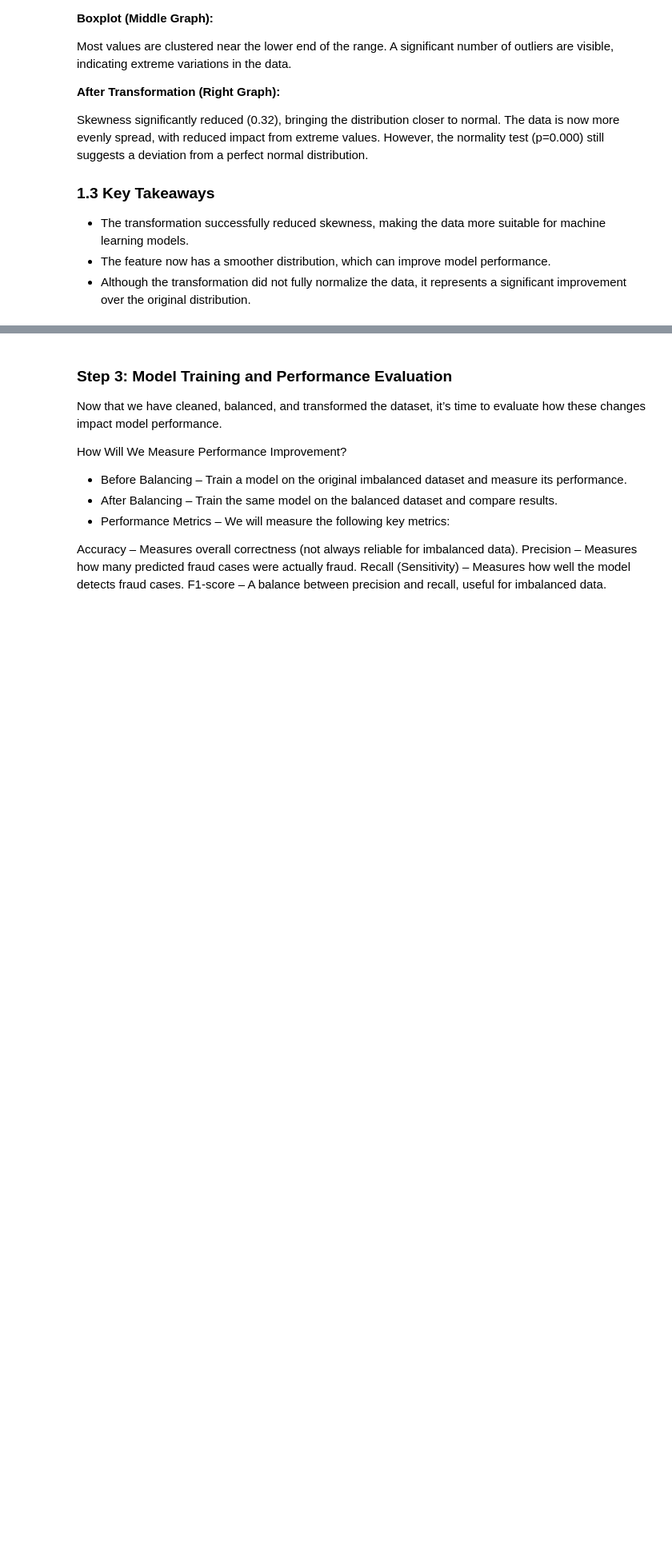
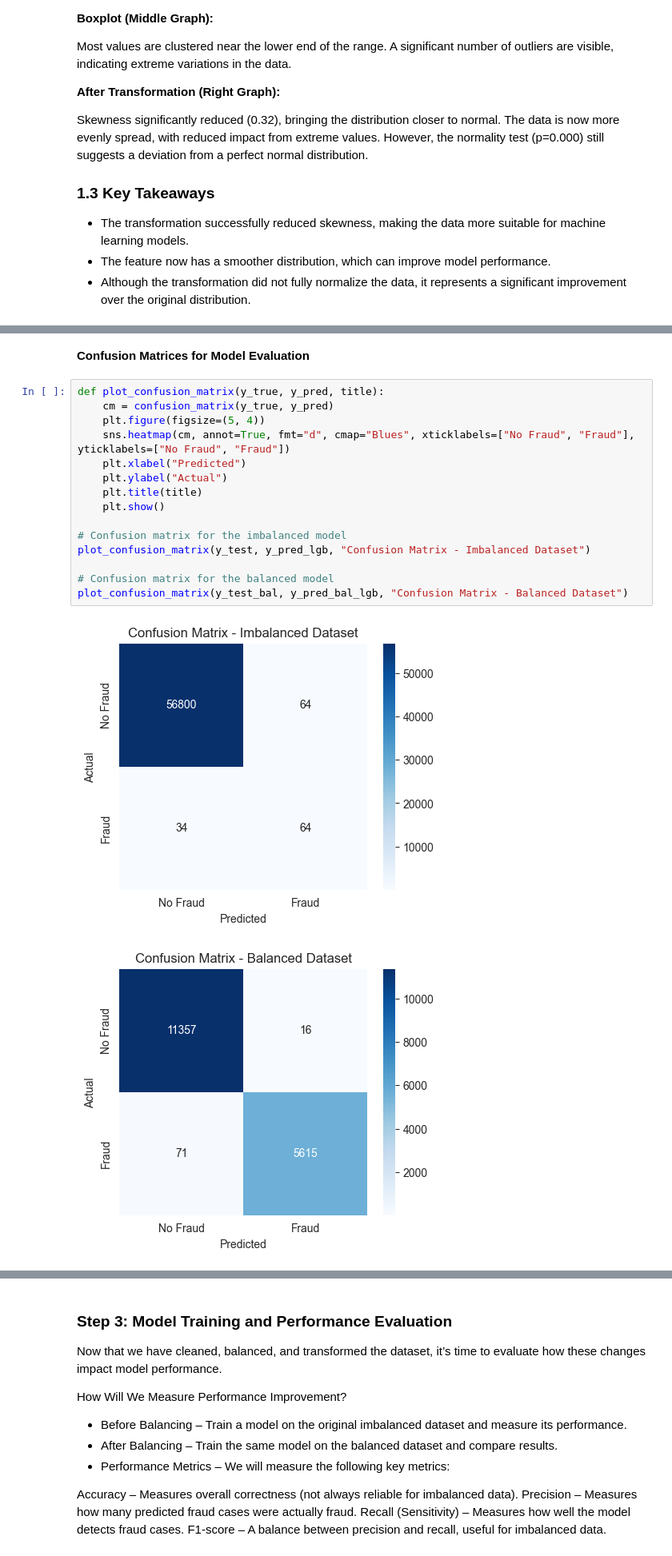
Before and after one commit to guyreuveni33/Tabular-Data-Science-Final-Research-Project, a Jupyter notebook: 21_2_2025_13.ipynb, the cells around one changed output, grey strips where cells are left out. Shown at 80% size. Saved outputs shown, nothing was run; the diff lists cells and outputs as text; blank space fills up the shorter version.

```diff
--- a/21_2_2025_13.ipynb
+++ b/21_2_2025_13.ipynb
@@ -316,0 +397,20 @@ print("Class Distribution After Moderate SMOTE:", Counter(y_smote))
+# %% [markdown]
+**Confusion Matrices for Model Evaluation**
+# %%
+def plot_confusion_matrix(y_true, y_pred, title):
+    cm = confusion_matrix(y_true, y_pred)
+    plt.figure(figsize=(5, 4))
+    sns.heatmap(cm, annot=True, fmt="d", cmap="Blues", xticklabels=["No Fraud", "Fraud"], yticklabels=["No Fraud", "Fraud"])
+    plt.xlabel("Predicted")
+    plt.ylabel("Actual")
+    plt.title(title)
+    plt.show()
+
+# Confusion matrix for the imbalanced model
+plot_confusion_matrix(y_test, y_pred_lgb, "Confusion Matrix - Imbalanced Dataset")
+
+# Confusion matrix for the balanced model
+plot_confusion_matrix(y_test_bal, y_pred_bal_lgb, "Confusion Matrix - Balanced Dataset")
+# %% [output]
+[figure, added]
+[figure, added]
```
Also changed, not shown: parts of 25 cells of this notebook.
